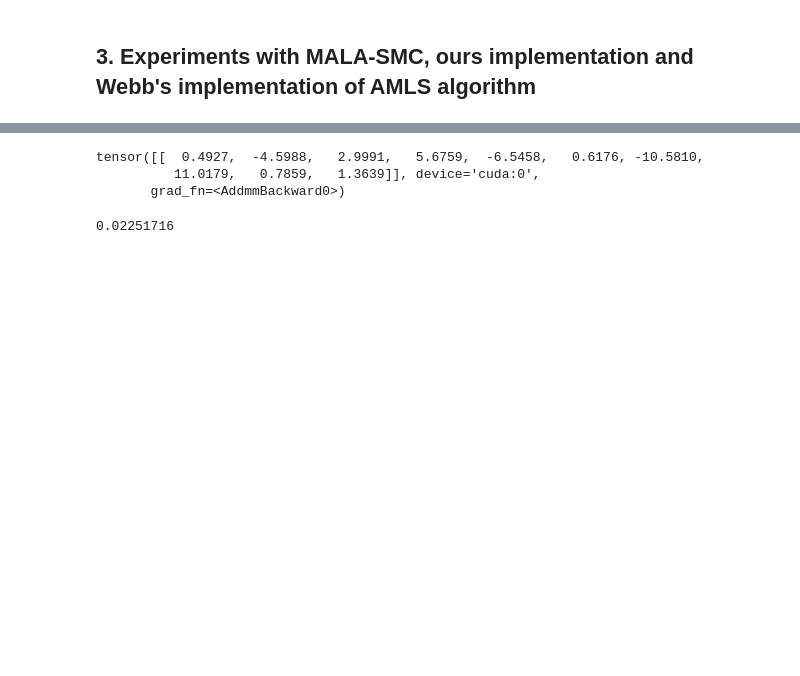
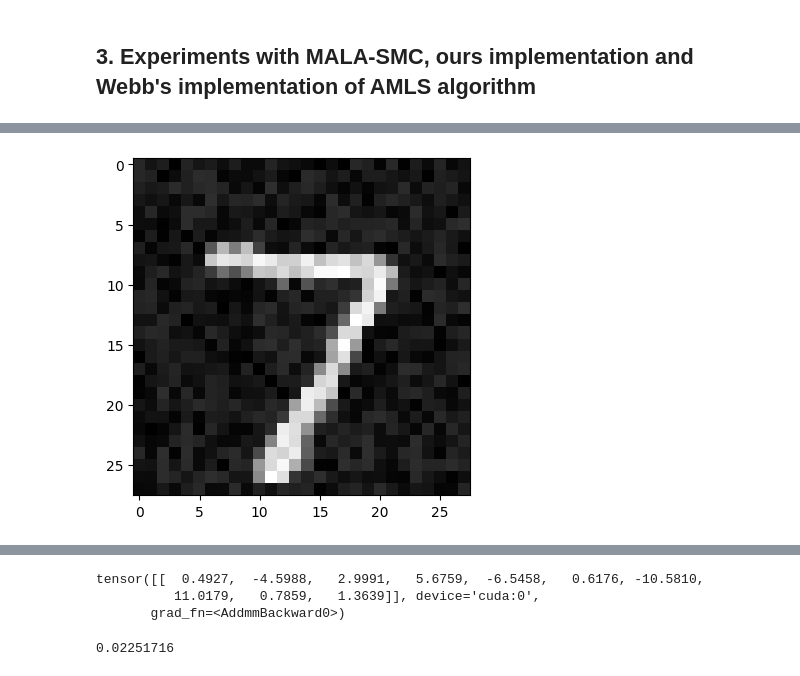
Before and after one commit to karimtito/stat_reliability_measure, a Jupyter notebook: notebooks/test_run_exp.ipynb, the cells around one changed output, grey strips where cells are left out. Drawn from its saved outputs; the diff is of its cells as text; code cells hidden in the pictures; blank space fills up the shorter version.

```diff
--- a/notebooks/test_run_exp.ipynb
+++ b/notebooks/test_run_exp.ipynb
@@ -118,0 +168,4 @@ reload(mc_pyt)
+# %%
+t_u.plot_k_tensor(img_hmls_adv[0],figsize=(20,20))
+# %% [output]
+[figure, added]
```
Also changed, not shown: parts of 30 cells of this notebook, 3 other files.
